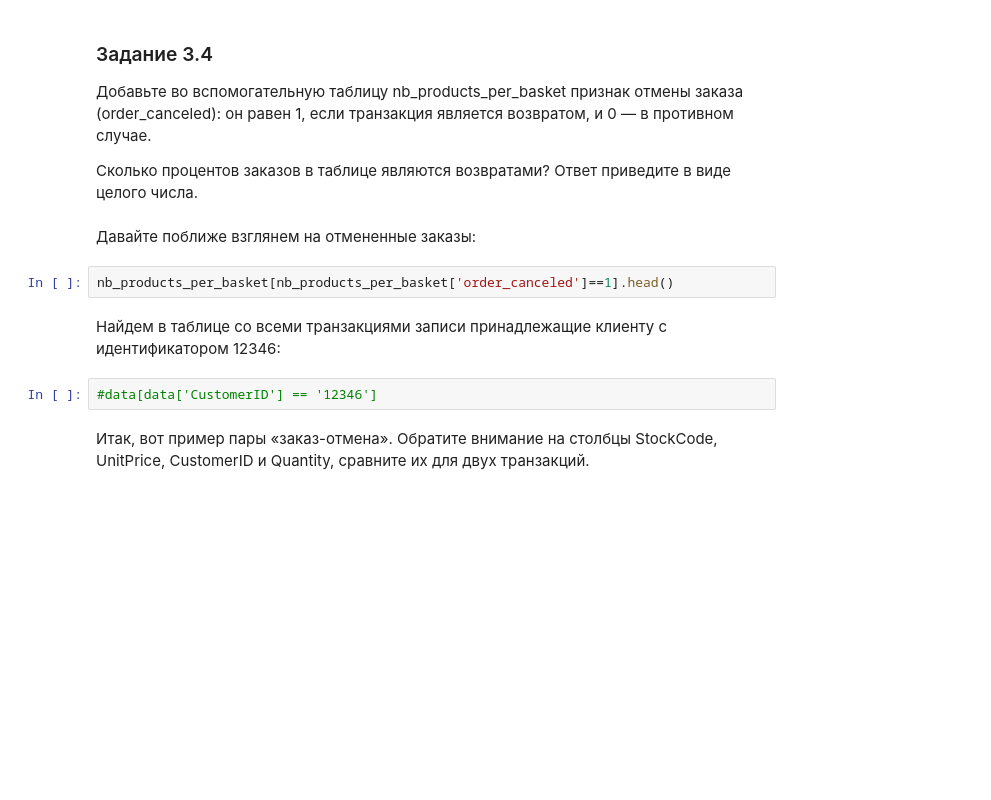
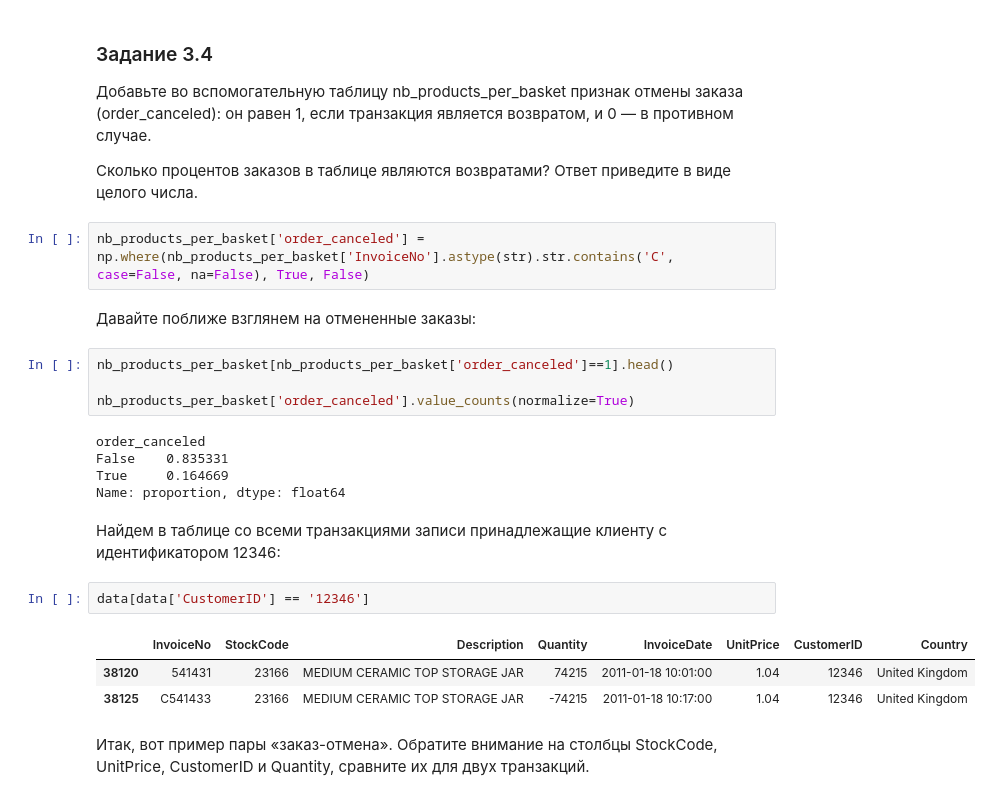
Before and after one commit to Mekhty111/Customer_Segmentation, a Jupyter notebook: Project-6. Ноутбук-шаблон.ipynb, the cells around one changed output. Saved outputs shown, nothing was run; the diff lists cells and outputs as text; blank space fills up the shorter version.

```diff
--- a/Project-6. Ноутбук-шаблон.ipynb
+++ b/Project-6. Ноутбук-шаблон.ipynb
@@ -292,14 +292,27 @@ nb_products_per_basket.head()
 Добавьте во вспомогательную таблицу nb_products_per_basket признак отмены заказа (order_canceled): он равен 1, если транзакция является возвратом, и 0 — в противном случае.
 
 Сколько процентов заказов в таблице являются возвратами? Ответ приведите в виде целого числа.
+# %%
+nb_products_per_basket['order_canceled'] = np.where(nb_products_per_basket['InvoiceNo'].astype(str).str.contains('C', case=False, na=False), True, False)
 # %% [markdown]
 Давайте поближе взглянем на отмененные заказы:
 # %%
 nb_products_per_basket[nb_products_per_basket['order_canceled']==1].head()
+
+nb_products_per_basket['order_canceled'].value_counts(normalize=True)
+# %% [output]
+order_canceled
+False    0.835331
+True     0.164669
+Name: proportion, dtype: float64
 # %% [markdown]
 Найдем в таблице со всеми транзакциями записи принадлежащие клиенту с идентификатором 12346:
 # %%
-#data[data['CustomerID'] == '12346']
+data[data['CustomerID'] == '12346']
+# %% [output]
+|  | InvoiceNo | StockCode | Description | Quantity | InvoiceDate | UnitPrice | CustomerID | Country |
+| 38120 | 541431 | 23166 | MEDIUM CERAMIC TOP STORAGE JAR | 74215 | 2011-01-18 10:01:00 | 1.04 | 12346 | United Kingdom |
+| 38125 | C541433 | 23166 | MEDIUM CERAMIC TOP STORAGE JAR | -74215 | 2011-01-18 10:17:00 | 1.04 | 12346 | United Kingdom |
 # %% [markdown]
 Итак, вот пример пары «заказ-отмена». Обратите внимание на столбцы StockCode, UnitPrice, CustomerID и Quantity, сравните их для двух транзакций.
 # %% [markdown]
```
Also changed, not shown: parts of 2 cells of this notebook.
